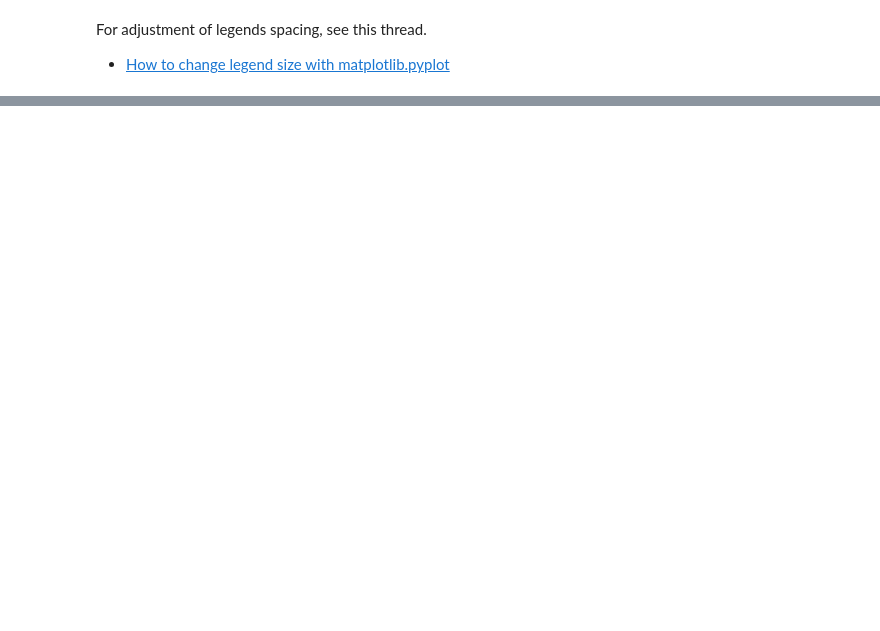
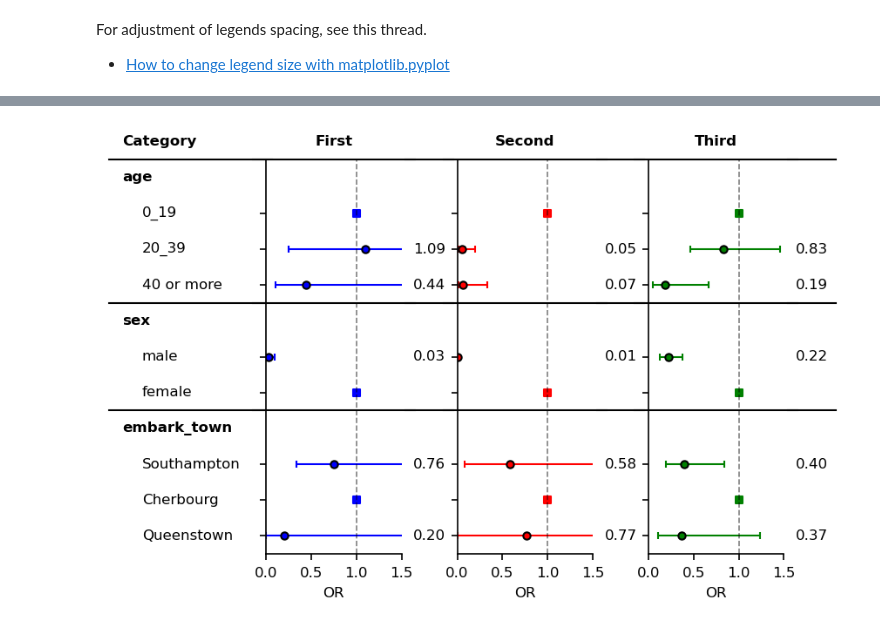
Before and after one commit to toshiakiasakura/myforestplot, a Jupyter notebook: docs_src/notebooks/2_gallery.ipynb, the cells around one changed output, grey strips where cells are left out. Cells and saved outputs as stored; diff of their text form; code cells hidden in the pictures; blank space fills up the shorter version.

```diff
--- a/docs_src/notebooks/2_gallery.ipynb
+++ b/docs_src/notebooks/2_gallery.ipynb
@@ -327,0 +451,64 @@ For adjustment of legends spacing, see this thread.
+# %%
+plt.rcParams["font.size"] = 8
+errorbar_kwds = dict(fmt="o",
+                     capsize=2,
+                     lw=1,
+                     markersize=4,
+                     markeredgecolor="black",
+                     )
+ref_kwds = dict(marker="s", s=13)
+
+fp = mfp.ForestPlot(ratio=(3,3,1,3,1,3,1),
+                    fig_ax_index=[2,4,6],
+                    figsize=(7,4),
+                    dpi=150,
+                    df=df1,
+                    vertical_align=True,
+                    yticks_show=True,
+                    hide_spines=["top", "right"],
+                    )
+fp.errorbar(index=2,
+            errorbar_kwds=errorbar_kwds,
+            ref_kwds=ref_kwds,
+            errorbar_color="blue",
+            ref_color="blue",
+            )
+fp.errorbar(index=4,
+            errorbar_kwds=errorbar_kwds,
+            ref_kwds=ref_kwds,
+            df=df2,
+            errorbar_color="red",
+            ref_color="red",
+            )
+fp.errorbar(index=6,
+            errorbar_kwds=errorbar_kwds,
+            ref_kwds=ref_kwds,
+            df=df3,
+            errorbar_color="green",
+            ref_color="green",
+            )
+for ax_ind, title in zip([2,4,6], ["First", "Second", "Third"]):
+    ax = fp.axd[ax_ind]
+    ax.set_xlim([0.0, 1.5])
+    ax.set_xticks([0, 0.5, 1, 1.5])
+    ax.set_xlabel("OR")
+    ax.axvline(x=1, ymin=0, ymax=1.0,
+               color="black", alpha=0.5, ls="--", lw=0.8)
+    xmin, xmax = ax.get_xlim()
+    ax.text((xmax + xmin)/2, 1.0, title,
+            ha="center", va="center",
+            fontweight="bold")
+
+fp.axd[1].set_xlim([0.65, 1])
+fp.embed_cate_strings(1,"category", 0.65, header="Category",
+                      text_kwds=dict(fontweight="bold"),
+                      header_kwds=dict(fontweight="bold")
+                      )
+fp.embed_strings(1, "item", 0.7, header="", replace={"age":""})
+x = 0.1
+fp.embed_strings(3,"risk_only", x, df=df1)
+fp.embed_strings(5,"risk_only", x, df=df2)
+fp.embed_strings(7,"risk_only", x, df=df3)
+fp.horizontal_variable_separators()
+# %% [output]
+[figure, added]
```
Also changed, not shown: parts of 9 cells of this notebook, 3 other files.
